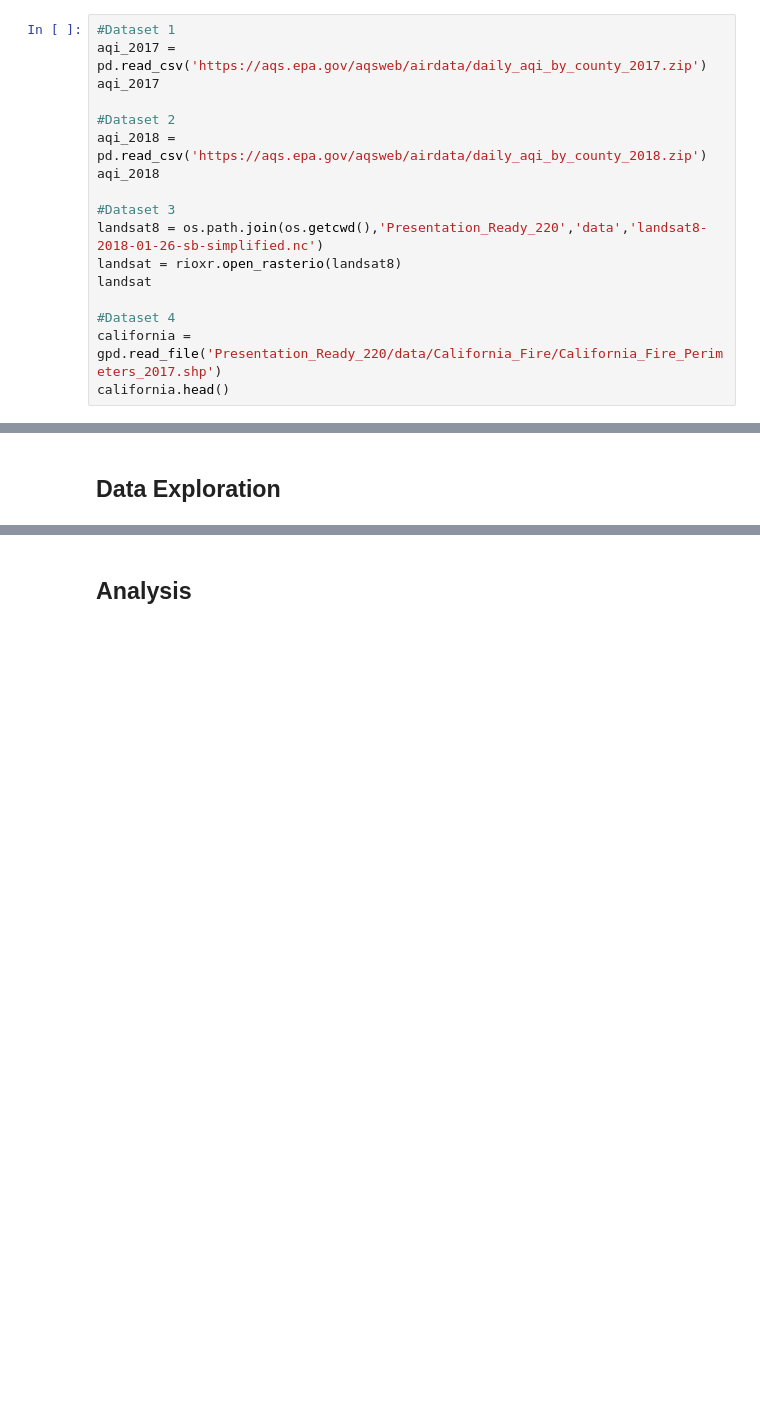
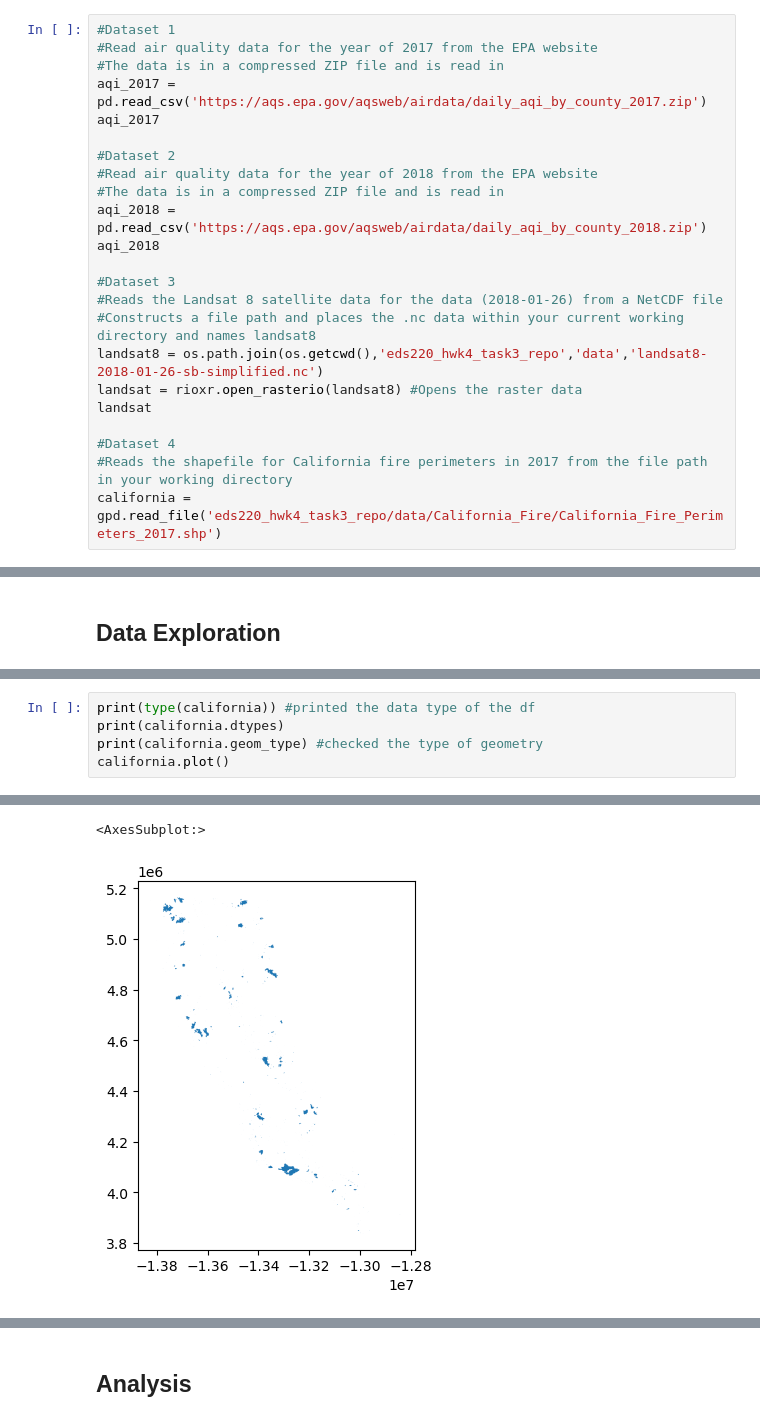
Before and after one commit to kateebeckerr/eds220_hwk4_task3_repo, a Jupyter notebook: hwk4_task3_repo.ipynb, the cells around one changed output, grey strips where cells are left out. Cells and saved outputs as stored; diff of their text form; blank space fills up the shorter version.

```diff
--- a/hwk4_task3_repo.ipynb
+++ b/hwk4_task3_repo.ipynb
@@ -71,17 +63,23 @@ from shapely.geometry import Point
 # %%
 #Dataset 1
+#Read air quality data for the year of 2017 from the EPA website
+#The data is in a compressed ZIP file and is read in
 aqi_2017 = pd.read_csv('https://aqs.epa.gov/aqsweb/airdata/daily_aqi_by_county_2017.zip')
 aqi_2017
 
 #Dataset 2
+#Read air quality data for the year of 2018 from the EPA website
+#The data is in a compressed ZIP file and is read in
 aqi_2018 = pd.read_csv('https://aqs.epa.gov/aqsweb/airdata/daily_aqi_by_county_2018.zip')
 aqi_2018
 
 #Dataset 3
-landsat8 = os.path.join(os.getcwd(),'Presentation_Ready_220','data','landsat8-2018-01-26-sb-simplified.nc')
-landsat = rioxr.open_rasterio(landsat8)
+#Reads the Landsat 8 satellite data for the data (2018-01-26) from a NetCDF file
+#Constructs a file path and places the .nc data within your current working directory and names landsat8
+landsat8 = os.path.join(os.getcwd(),'eds220_hwk4_task3_repo','data','landsat8-2018-01-26-sb-simplified.nc')
+landsat = rioxr.open_rasterio(landsat8) #Opens the raster data
 landsat
 
 #Dataset 4
-california = gpd.read_file('Presentation_Ready_220/data/California_Fire/California_Fire_Perimeters_2017.shp')
-california.head()
+#Reads the shapefile for California fire perimeters in 2017 from the file path in your working directory
+california = gpd.read_file('eds220_hwk4_task3_repo/data/California_Fire/California_Fire_Perimeters_2017.shp')
@@ -99,0 +137,6 @@ california.head()
+# %%
+print(type(california)) #printed the data type of the df
+print(california.dtypes)
+print(california.geom_type) #checked the type of geometry
+california.plot()
+# %% [output]
@@ -99,0 +160,2 @@ california.head()
+<AxesSubplot:>
+[figure, added]
```
Also changed, not shown: parts of 30 cells of this notebook.
